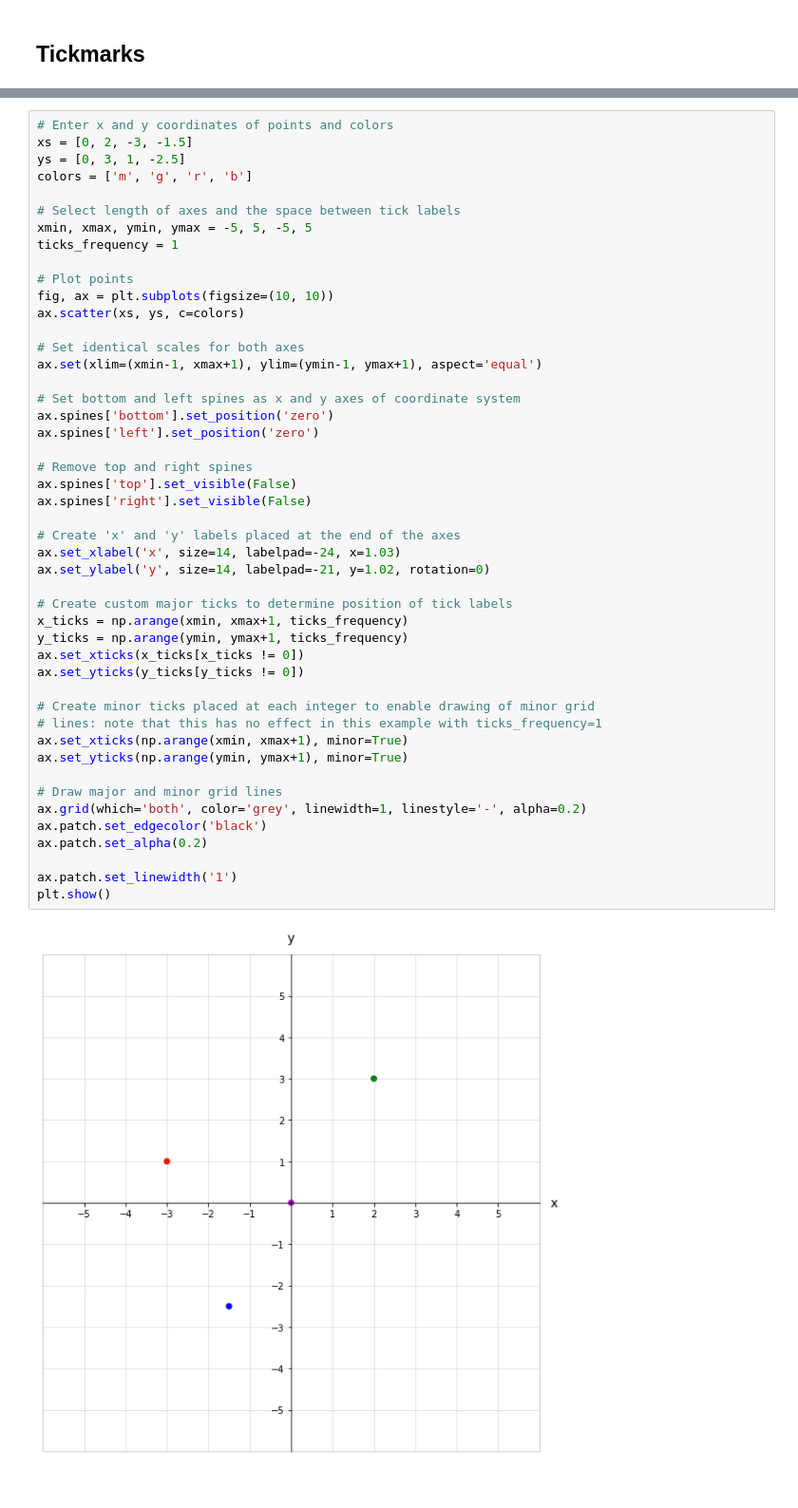
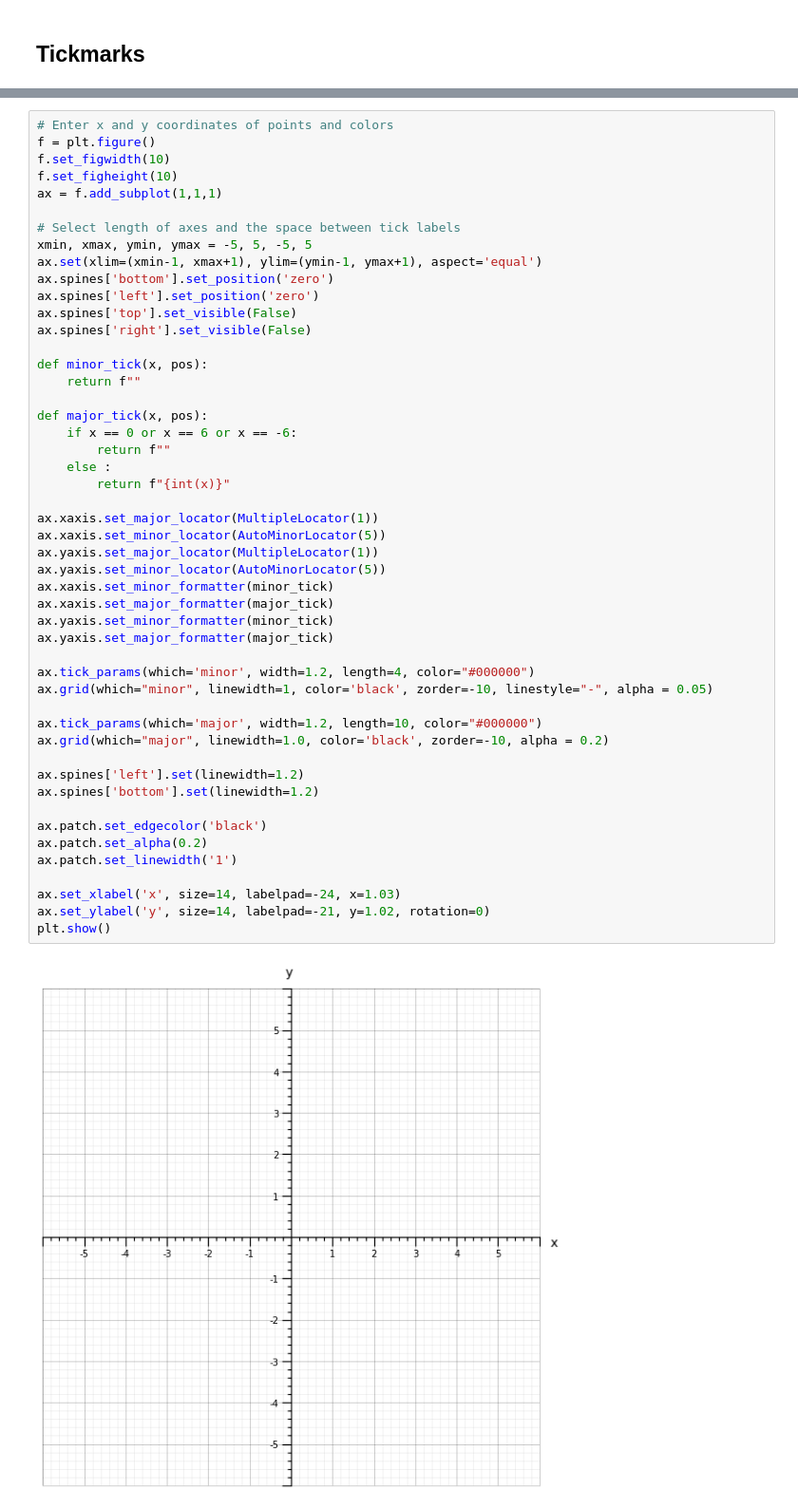
Before and after one commit to alexander-neville/docs, a Jupyter notebook: misc/matplotlib/basic_usage.ipynb, the cells around one changed output, grey strips where cells are left out. Shown at 95% size. Cells and saved outputs as stored; diff of their text form.

```diff
--- a/misc/matplotlib/basic_usage.ipynb
+++ b/misc/matplotlib/basic_usage.ipynb
@@ -133,50 +134,52 @@ ax.plot(x, x, marker="o", linestyle="None", markersize=2)
 [figure]
 # %%
 # Enter x and y coordinates of points and colors
-xs = [0, 2, -3, -1.5]
-ys = [0, 3, 1, -2.5]
-colors = ['m', 'g', 'r', 'b']
+f = plt.figure()
+f.set_figwidth(10)
+f.set_figheight(10)
+ax = f.add_subplot(1,1,1)
 
 # Select length of axes and the space between tick labels
 xmin, xmax, ymin, ymax = -5, 5, -5, 5
-ticks_frequency = 1
-
-# Plot points
-fig, ax = plt.subplots(figsize=(10, 10))
-ax.scatter(xs, ys, c=colors)
-
-# Set identical scales for both axes
 ax.set(xlim=(xmin-1, xmax+1), ylim=(ymin-1, ymax+1), aspect='equal')
-
-# Set bottom and left spines as x and y axes of coordinate system
 ax.spines['bottom'].set_position('zero')
 ax.spines['left'].set_position('zero')
-
-# Remove top and right spines
 ax.spines['top'].set_visible(False)
 ax.spines['right'].set_visible(False)
 
-# Create 'x' and 'y' labels placed at the end of the axes
+def minor_tick(x, pos):
+    return f""
+
+def major_tick(x, pos):
+    if x == 0 or x == 6 or x == -6:
+        return f""
+    else :
+        return f"{int(x)}"
+
+ax.xaxis.set_major_locator(MultipleLocator(1))
+ax.xaxis.set_minor_locator(AutoMinorLocator(5))
+ax.yaxis.set_major_locator(MultipleLocator(1))
+ax.yaxis.set_minor_locator(AutoMinorLocator(5))
+ax.xaxis.set_minor_formatter(minor_tick)
+ax.xaxis.set_major_formatter(major_tick)
+ax.yaxis.set_minor_formatter(minor_tick)
+ax.yaxis.set_major_formatter(major_tick)
+
+ax.tick_params(which='minor', width=1.2, length=4, color="#000000")
+ax.grid(which="minor", linewidth=1, color='black', zorder=-10, linestyle="-", alpha = 0.05)
+
+ax.tick_params(which='major', width=1.2, length=10, color="#000000")
+ax.grid(which="major", linewidth=1.0, color='black', zorder=-10, alpha = 0.2)
+
+ax.spines['left'].set(linewidth=1.2)
+ax.spines['bottom'].set(linewidth=1.2)
+
+ax.patch.set_edgecolor('black')
+ax.patch.set_alpha(0.2)
+ax.patch.set_linewidth('1')
+
 ax.set_xlabel('x', size=14, labelpad=-24, x=1.03)
 ax.set_ylabel('y', size=14, labelpad=-21, y=1.02, rotation=0)
-
-# Create custom major ticks to determine position of tick labels
-x_ticks = np.arange(xmin, xmax+1, ticks_frequency)
-y_ticks = np.arange(ymin, ymax+1, ticks_frequency)
-ax.set_xticks(x_ticks[x_ticks != 0])
-ax.set_yticks(y_ticks[y_ticks != 0])
-
-# Create minor ticks placed at each integer to enable drawing of minor grid
-# lines: note that this has no effect in this example with ticks_frequency=1
-ax.set_xticks(np.arange(xmin, xmax+1), minor=True)
-ax.set_yticks(np.arange(ymin, ymax+1), minor=True)
-
-# Draw major and minor grid lines
-ax.grid(which='both', color='grey', linewidth=1, linestyle='-', alpha=0.2)
-ax.patch.set_edgecolor('black')
-ax.patch.set_alpha(0.2)
-
-ax.patch.set_linewidth('1')
 plt.show()
 # %% [output]
-[figure, old version]
+[figure, new version]
```
Also changed, not shown: parts of 10 cells of this notebook.
